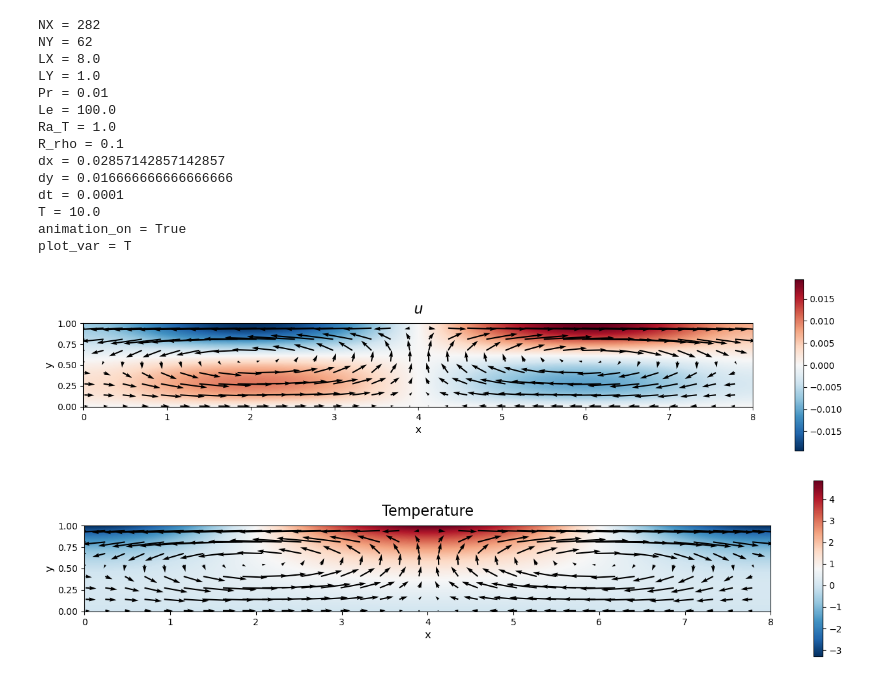
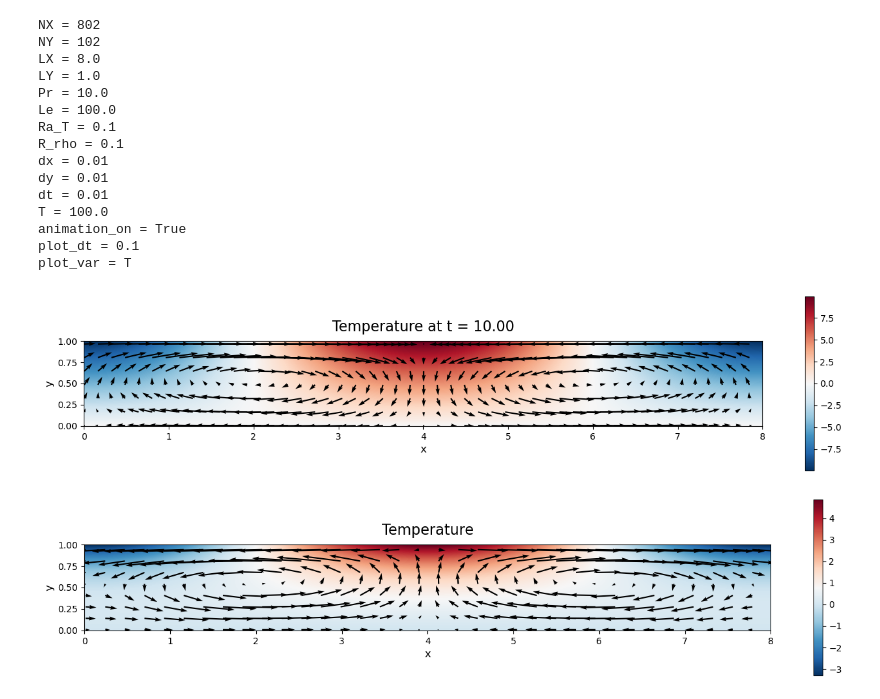
Before and after one commit to victorballester7/thermohaline-convection, a Jupyter notebook: src/plot.ipynb, the cells around one changed output. Saved outputs shown, nothing was run; the diff lists cells and outputs as text; code cells hidden in the pictures.

```diff
--- a/src/plot.ipynb
+++ b/src/plot.ipynb
@@ -11,7 +11,7 @@ from read_data import *
 from plot_functions import *
 # %%
 def print_setup():
-    NX, NY, LX, LY, Pr, Le, Ra_T, R_rho, dx, dy, dt, Tfinal, animation_on, plot_var = readSetupFromHDF5(
+    NX, NY, LX, LY, Pr, Le, Ra_T, R_rho, dx, dy, dt, Tfinal, animation_on, plot_dt, plot_var = readSetupFromHDF5(
         '../output/setup.h5')
     print(f'NX = {NX}')
     print(f'NY = {NY}')
@@ -26,6 +26,7 @@ def print_setup():
     print(f'dt = {dt}')
     print(f'T = {Tfinal}')
     print(f'animation_on = {animation_on}')
+    print(f'plot_dt = {plot_dt}')
     print(f'plot_var = {plot_var}')
 
 def get_slice(slice_time, var):
@@ -52,7 +53,7 @@ def get_slice(slice_time, var):
 
 
 def plot(folder_path, slice_time, plot_var):
-    NX, NY, LX, LY, Pr, Le, Ra_T, R_rho, dx, dy, dt, Tfinal, animation_on, tmp = readSetupFromHDF5('../output/setup.h5')
+    NX, NY, LX, LY, Pr, Le, Ra_T, R_rho, dx, dy, dt, Tfinal, animation_on, plot_dt, tmp = readSetupFromHDF5('../output/setup.h5')
 
     color = get_color(plot_var)
     num_frames = get_num_frames(folder_path)
@@ -96,7 +97,7 @@ def plot(folder_path, slice_time, plot_var):
     cax = plt.imshow(data, **plot_args)  # 'cax' is the collection or image object returned by imshow
 
     # add quiver plot with u and v with 1/numth of the points
-    num = 8
+    num = 16
     uu, vv, XX, YY = u[::num, ::num], v[::num, ::num], X[::num, ::num], Y[::num, ::num]
     # uuvv = np.sqrt(uu**2 + vv**2)
     # uu, vv = uu/uuvv, vv/uuvv
@@ -107,7 +108,9 @@ def plot(folder_path, slice_time, plot_var):
     cbar = fig.colorbar(cax, ax=ax)  # Ensuring the colorbar matches the height of 'ax'
     cbar.ax.tick_params(labelsize=10)
 
-    ax.set_title(get_title(plot_var), fontsize=16,y=1.05)  # Example: Add a title
+    t = plot_dt * slice_time
+
+    ax.set_title(get_title(plot_var, t=t), fontsize=16,y=1.05)  # Example: Add a title
 
     # if plot_var == 'u':
     #     cbar.set_label(r'$u$', size=16)
@@ -127,27 +130,28 @@ def plot(folder_path, slice_time, plot_var):
 # %%
 print_setup()
 # %% [output]
-NX = 282
-NY = 62
+NX = 802
+NY = 102
 LX = 8.0
 LY = 1.0
-Pr = 0.01
+Pr = 10.0
 Le = 100.0
-Ra_T = 1.0
+Ra_T = 0.1
 R_rho = 0.1
-dx = 0.02857142857142857
-dy = 0.016666666666666666
-dt = 0.0001
-T = 10.0
+dx = 0.01
+dy = 0.01
+dt = 0.01
+T = 100.0
 animation_on = True
+plot_dt = 0.1
 plot_var = T
 # %%
-plot("../output/results/", 10, 'T')
+plot("../output/results/", 100, 'T')
 
 # plt.savefig("../data/images/vor_30_circlefin.pdf")
 plt.show()
 # %% [output]
-[figure, old version]
+[figure, new version]
 # %%
 plot("../output/results/", 10, 'T')
 
```
Also changed, not shown: 14 other files.
